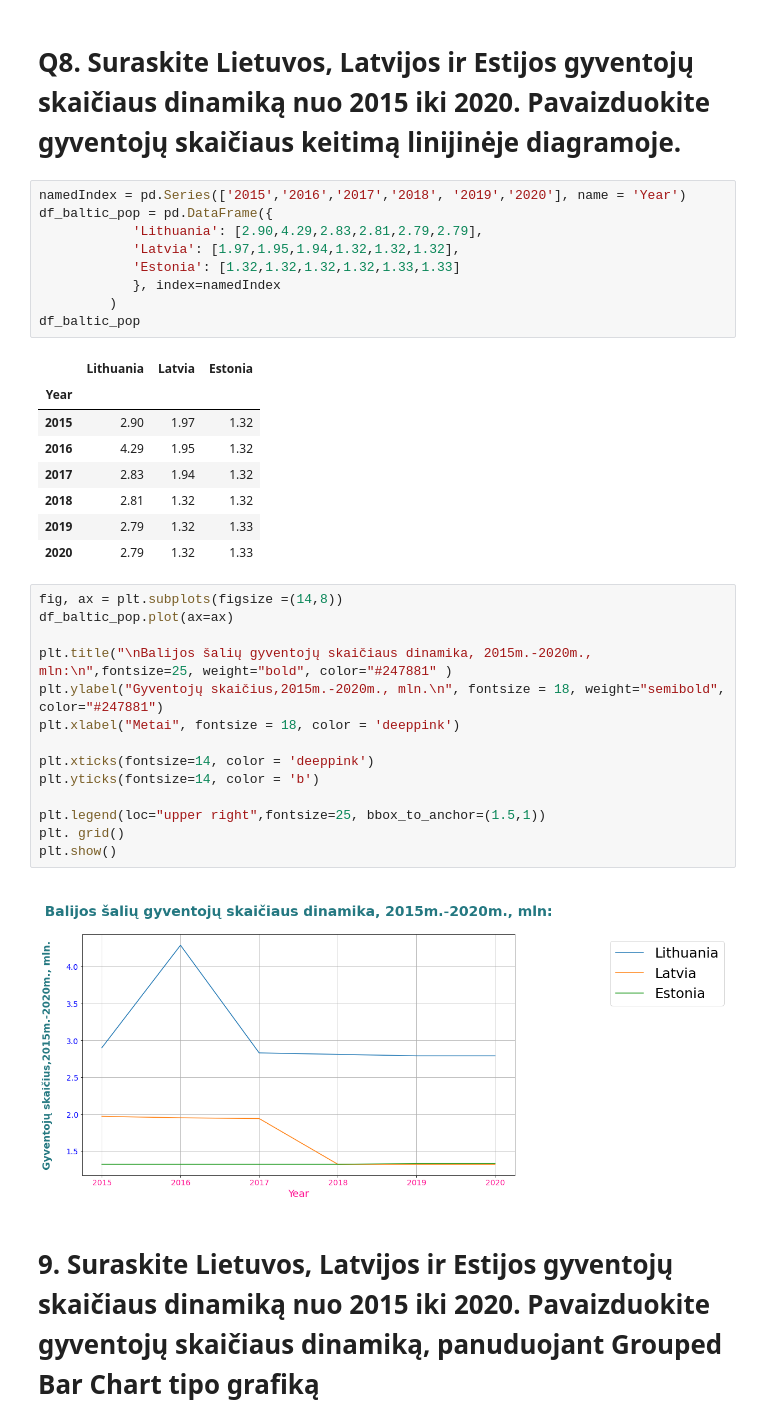
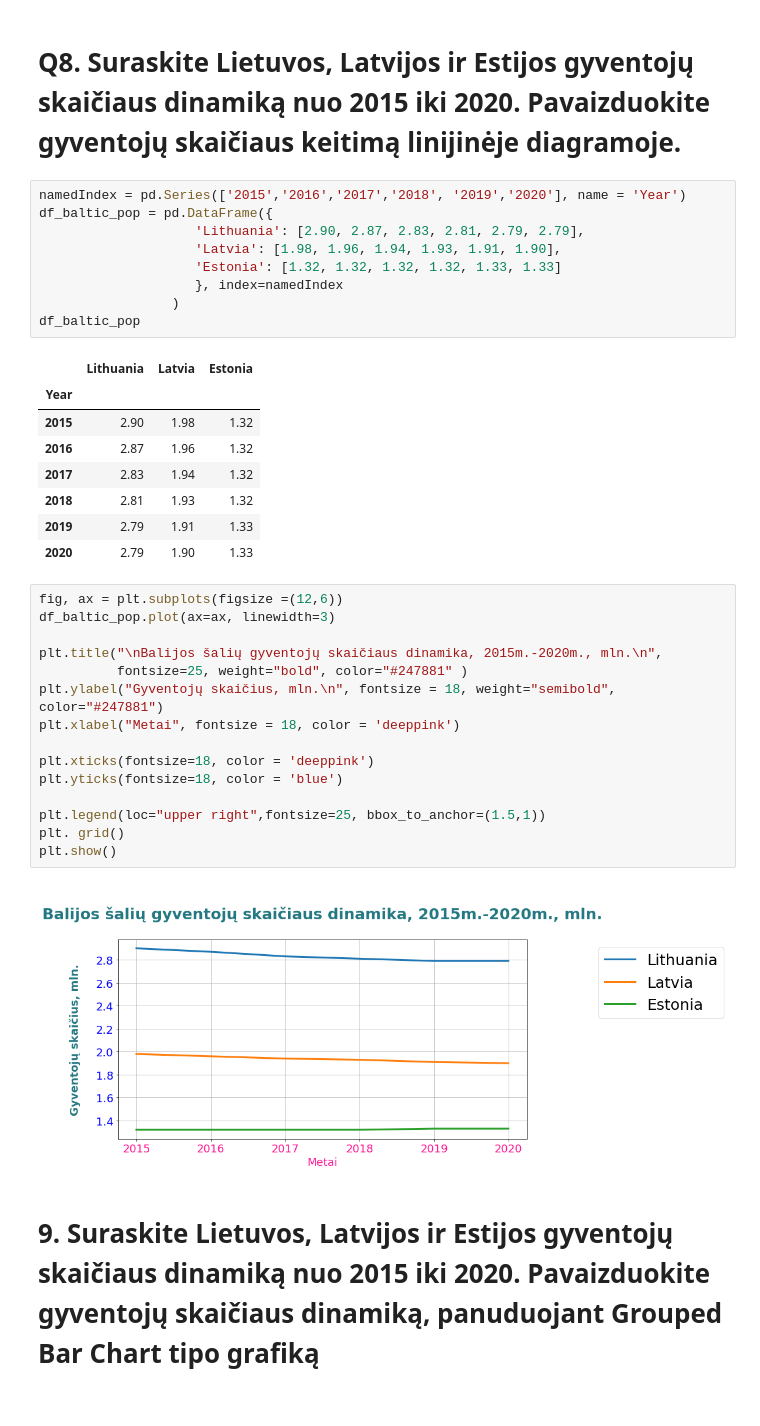
Before and after one commit to surailovaite/Baltic-States-populiation, a Jupyter notebook: Baltijos_salys.ipynb, the cells around one changed output. Drawn from its saved outputs; the diff is of its cells as text.

Commit message:
DataFrame df_baltic_pop for for Q8 and Q9 has been corrected. Plots Q8, Q9 have been updated.

```diff
--- a/Baltijos_salys.ipynb
+++ b/Baltijos_salys.ipynb
@@ -96,37 +113,38 @@ plt.show()
 # %%
 namedIndex = pd.Series(['2015','2016','2017','2018', '2019','2020'], name = 'Year')
 df_baltic_pop = pd.DataFrame({
-            'Lithuania': [2.90,4.29,2.83,2.81,2.79,2.79],
-            'Latvia': [1.97,1.95,1.94,1.32,1.32,1.32],
-            'Estonia': [1.32,1.32,1.32,1.32,1.33,1.33]
-            }, index=namedIndex
-         )
+                    'Lithuania': [2.90, 2.87, 2.83, 2.81, 2.79, 2.79],
+                    'Latvia': [1.98, 1.96, 1.94, 1.93, 1.91, 1.90],
+                    'Estonia': [1.32, 1.32, 1.32, 1.32, 1.33, 1.33]
+                    }, index=namedIndex
+                 )
 df_baltic_pop
 # %% [output]
 |  | Lithuania | Latvia | Estonia |
 | Year |  |  |  |
-| 2015 | 2.90 | 1.97 | 1.32 |
-| 2016 | 4.29 | 1.95 | 1.32 |
+| 2015 | 2.90 | 1.98 | 1.32 |
+| 2016 | 2.87 | 1.96 | 1.32 |
 | 2017 | 2.83 | 1.94 | 1.32 |
-| 2018 | 2.81 | 1.32 | 1.32 |
-| 2019 | 2.79 | 1.32 | 1.33 |
-| 2020 | 2.79 | 1.32 | 1.33 |
+| 2018 | 2.81 | 1.93 | 1.32 |
+| 2019 | 2.79 | 1.91 | 1.33 |
+| 2020 | 2.79 | 1.90 | 1.33 |
 # %%
-fig, ax = plt.subplots(figsize =(14,8))
-df_baltic_pop.plot(ax=ax)
+fig, ax = plt.subplots(figsize =(12,6))
+df_baltic_pop.plot(ax=ax, linewidth=3)
 
-plt.title("\nBalijos šalių gyventojų skaičiaus dinamika, 2015m.-2020m., mln:\n",fontsize=25, weight="bold", color="#247881" )
-plt.ylabel("Gyventojų skaičius,2015m.-2020m., mln.\n", fontsize = 18, weight="semibold", color="#247881")
+plt.title("\nBalijos šalių gyventojų skaičiaus dinamika, 2015m.-2020m., mln.\n",
+          fontsize=25, weight="bold", color="#247881" )
+plt.ylabel("Gyventojų skaičius, mln.\n", fontsize = 18, weight="semibold", color="#247881")
 plt.xlabel("Metai", fontsize = 18, color = 'deeppink')
 
-plt.xticks(fontsize=14, color = 'deeppink')
-plt.yticks(fontsize=14, color = 'b')
+plt.xticks(fontsize=18, color = 'deeppink')
+plt.yticks(fontsize=18, color = 'blue')
 
 plt.legend(loc="upper right",fontsize=25, bbox_to_anchor=(1.5,1))
 plt. grid()
 plt.show()
 # %% [output]
-[figure, old version]
+[figure, new version]
 # %% [markdown]
 # 9. Suraskite Lietuvos, Latvijos ir Estijos gyventojų skaičiaus dinamiką nuo 2015 iki 2020. Pavaizduokite gyventojų skaičiaus dinamiką, panuduojant Grouped Bar Chart tipo grafiką
 # %%
```
Also changed, not shown: parts of 4 cells of this notebook.
